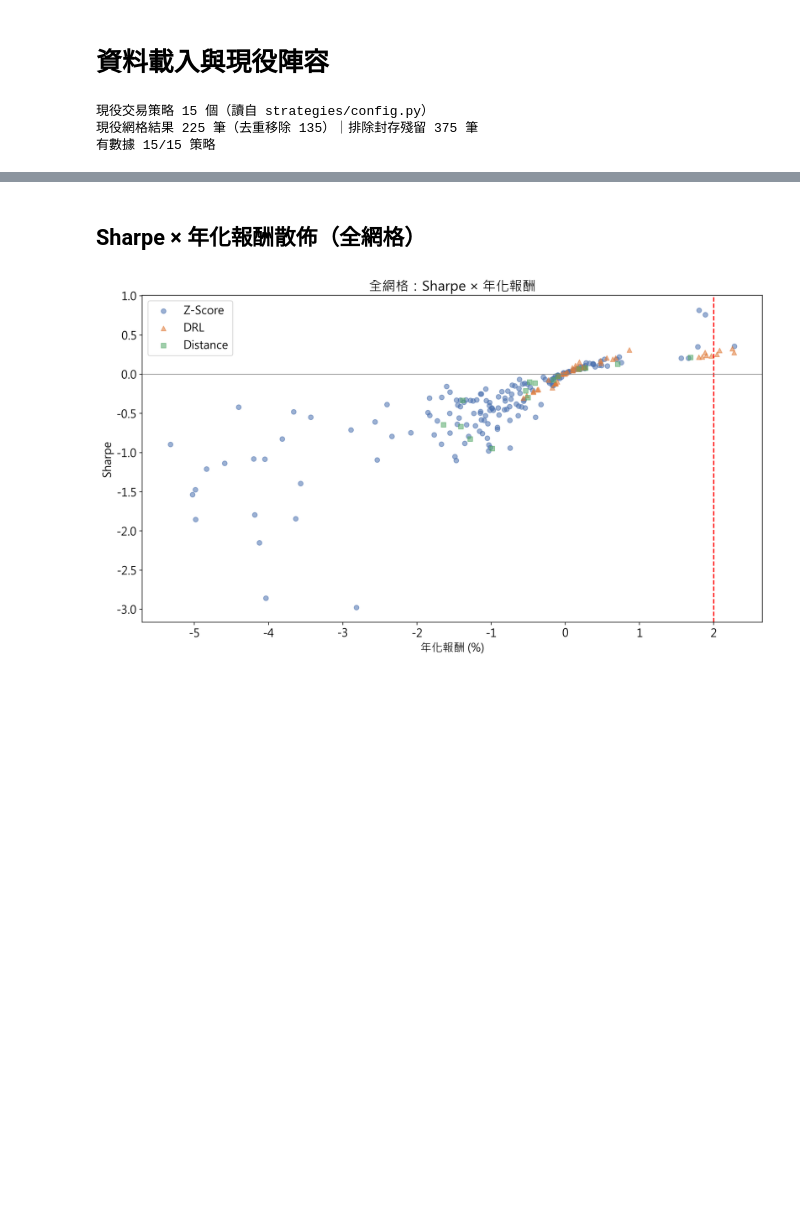
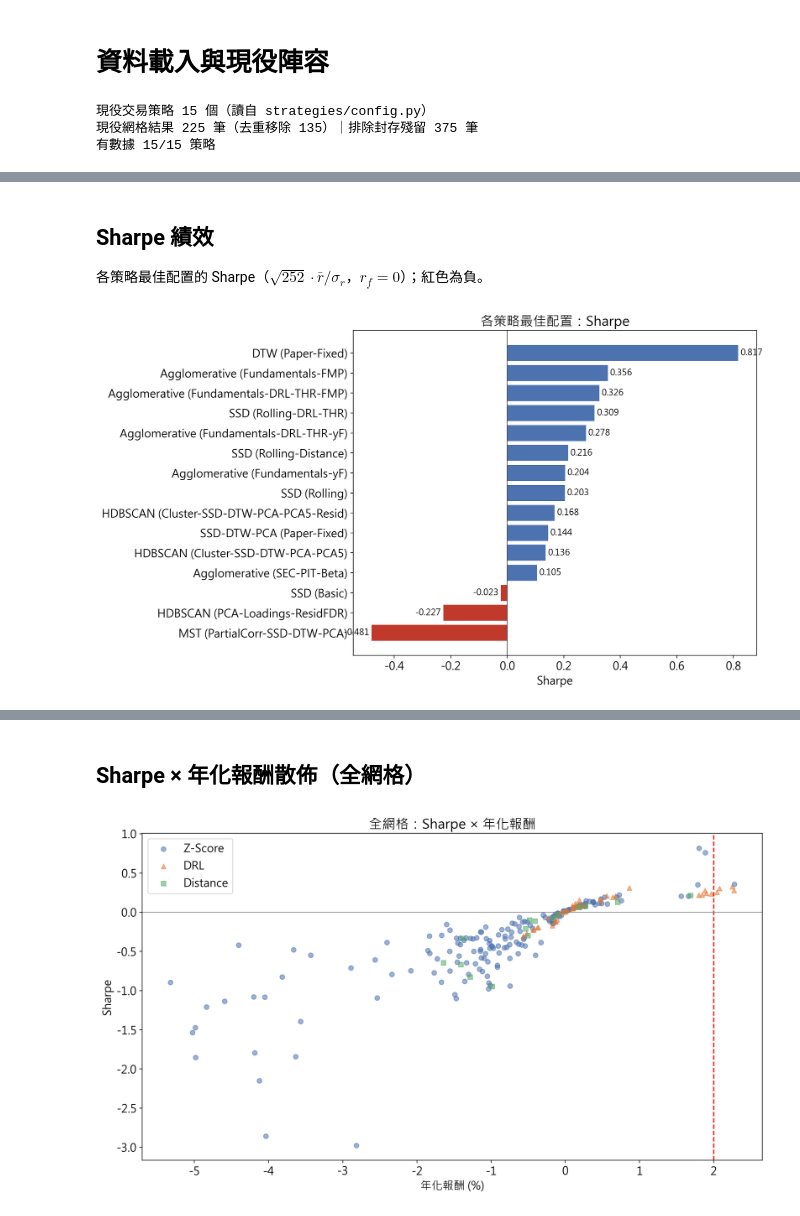
Before and after one commit to LerajieAsta/pairtrade_trainingproject, a Jupyter notebook: notebooks/comparison.ipynb, the cells around one changed output, grey strips where cells are left out. Saved outputs shown, nothing was run; the diff lists cells and outputs as text; code cells hidden in the pictures; blank space fills up the shorter version.

```diff
--- a/notebooks/comparison.ipynb
+++ b/notebooks/comparison.ipynb
@@ -203,0 +187,17 @@ plt.tight_layout(); plt.show()
+# %% [markdown]
+## Sharpe 績效
+
+各策略最佳配置的 Sharpe（$\sqrt{252}\cdot\bar r/\sigma_r$，$r_f=0$）；紅色為負。
+# %%
+d = summary.sort_values('Sharpe_Raw')
+fig, ax = plt.subplots(figsize=(12, 7))
+ax.barh(d['METHOD'], d['Sharpe_Raw'],
+        color=['#c0392b' if v < 0 else '#4c72b0' for v in d['Sharpe_Raw']])
+ax.axvline(0, color='#333', lw=0.8)
+ax.set_xlabel('Sharpe'); ax.set_title('各策略最佳配置：Sharpe')
+for i, v in enumerate(d['Sharpe_Raw']):
+    ax.text(v + (0.008 if v >= 0 else -0.008), i, f'{v:.3f}',
+            va='center', ha='left' if v >= 0 else 'right', fontsize=11)
+plt.tight_layout(); plt.show()
+# %% [output]
+[figure, added]
```
Also changed, not shown: parts of 16 cells of this notebook, 27 other files.
